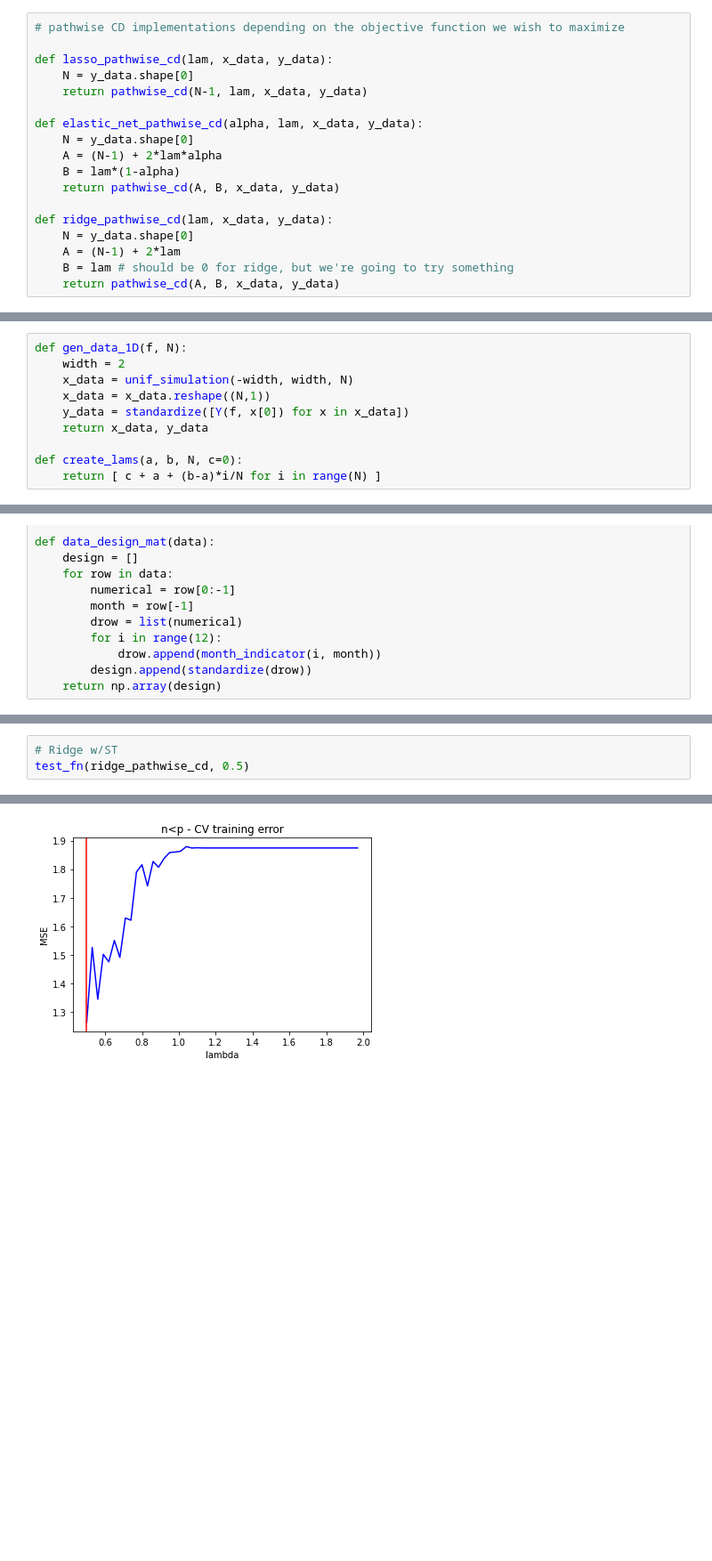
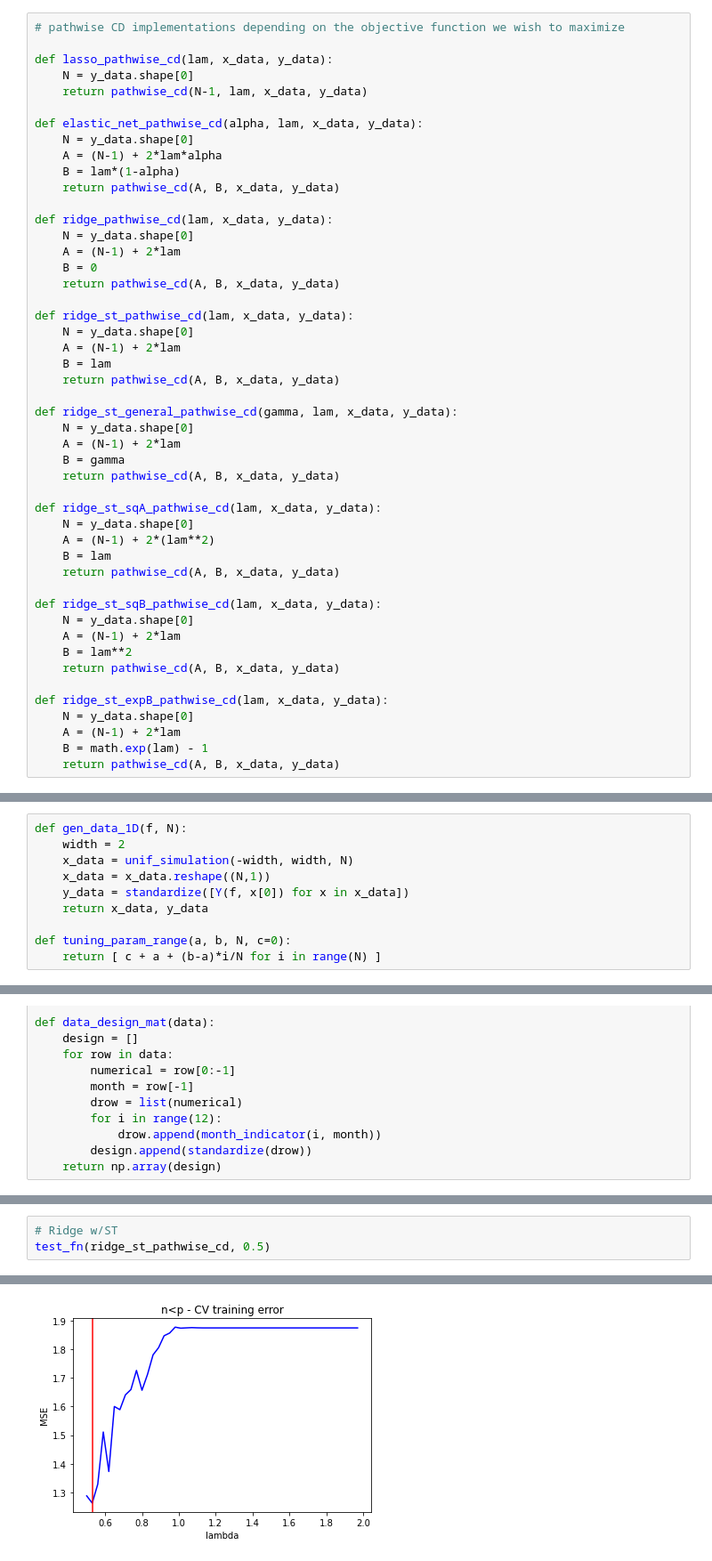
Before and after one commit to iandardik/CS6140_project, a Jupyter notebook: pathwise_cd.ipynb, the cells around one changed output, grey strips where cells are left out. Shown at 89% size. Drawn from its saved outputs; the diff is of its cells as text; blank space fills up the shorter version.

```diff
--- a/pathwise_cd.ipynb
+++ b/pathwise_cd.ipynb
@@ -134,8 +136,38 @@ def elastic_net_pathwise_cd(alpha, lam, x_data, y_data):
 def ridge_pathwise_cd(lam, x_data, y_data):
     N = y_data.shape[0]
     A = (N-1) + 2*lam
-    B = lam # should be 0 for ridge, but we're going to try something
+    B = 0
     return pathwise_cd(A, B, x_data, y_data)
+
+def ridge_st_pathwise_cd(lam, x_data, y_data):
+    N = y_data.shape[0]
+    A = (N-1) + 2*lam
+    B = lam
+    return pathwise_cd(A, B, x_data, y_data)
+
+def ridge_st_general_pathwise_cd(gamma, lam, x_data, y_data):
+    N = y_data.shape[0]
+    A = (N-1) + 2*lam
+    B = gamma
+    return pathwise_cd(A, B, x_data, y_data)
+
+def ridge_st_sqA_pathwise_cd(lam, x_data, y_data):
+    N = y_data.shape[0]
+    A = (N-1) + 2*(lam**2)
+    B = lam
+    return pathwise_cd(A, B, x_data, y_data)
+
+def ridge_st_sqB_pathwise_cd(lam, x_data, y_data):
+    N = y_data.shape[0]
+    A = (N-1) + 2*lam
+    B = lam**2
+    return pathwise_cd(A, B, x_data, y_data)
+
+def ridge_st_expB_pathwise_cd(lam, x_data, y_data):
+    N = y_data.shape[0]
+    A = (N-1) + 2*lam
+    B = math.exp(lam) - 1
+    return pathwise_cd(A, B, x_data, y_data)
 # %%
 ################################################################################################
 ############### Everything below is testing for the various algorithms above ###################
@@ -275,7 +322,7 @@ def gen_data_1D(f, N):
     y_data = standardize([Y(f, x[0]) for x in x_data])
     return x_data, y_data
 
-def create_lams(a, b, N, c=0):
+def tuning_param_range(a, b, N, c=0):
     return [ c + a + (b-a)*i/N for i in range(N) ]
 # %%
 ################################################################################################
@@ -388,5 +629,5 @@ params selected: [8, 26]
 test error: 0.5576900887610639
 # %%
 # Ridge w/ST
-test_fn(ridge_pathwise_cd, 0.5)
+test_fn(ridge_st_pathwise_cd, 0.5)
 # %% [output]
@@ -394 +635 @@ lasso cd CV error: 1.2637611585429145 (lam=0.5)
-[figure, old version]
+[figure, new version]
```
Also changed, not shown: parts of 21 cells of this notebook, 45 other files.
